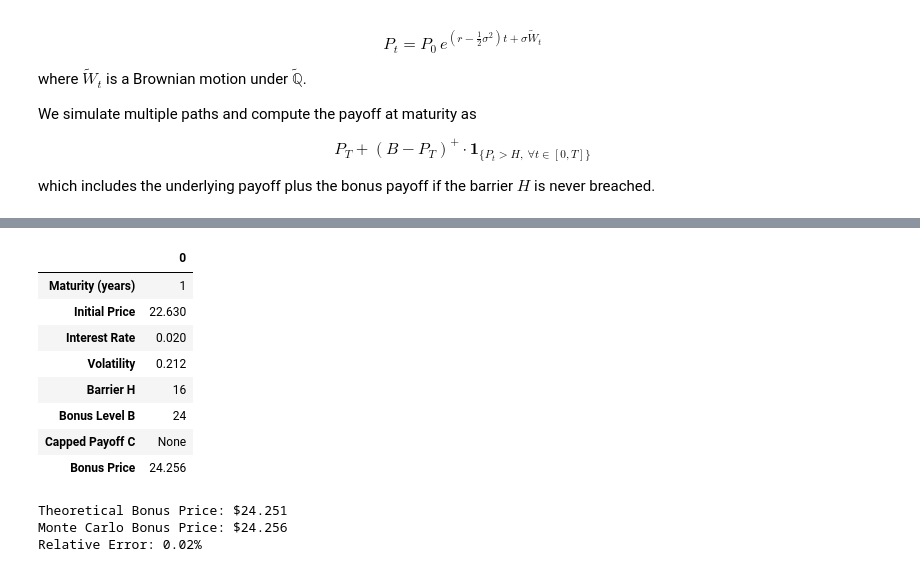
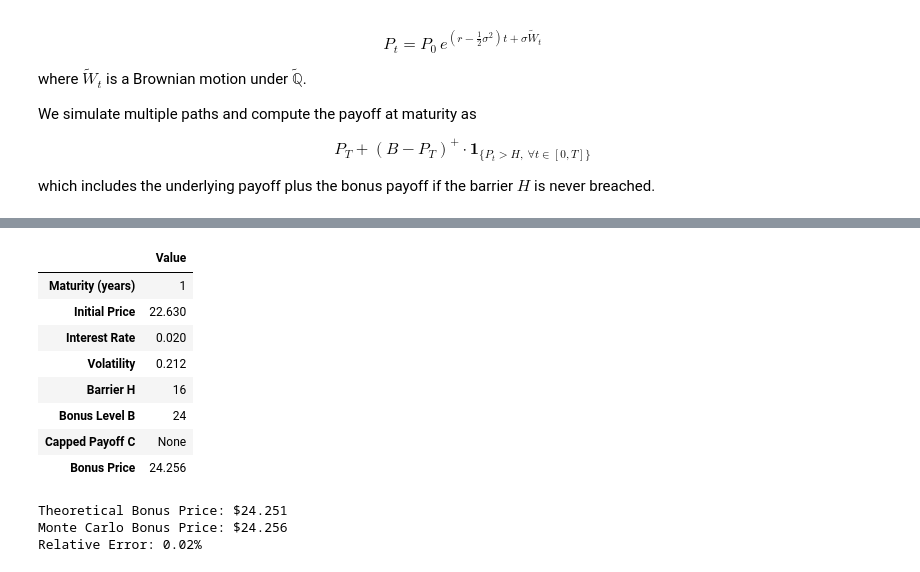
Before and after one commit to manuelgonzalzz/bonus-certificate, a Jupyter notebook: manuel.ipynb, the cells around one changed output, grey strips where cells are left out. Saved outputs shown, nothing was run; the diff lists cells and outputs as text; code cells hidden in the pictures.

```diff
--- a/manuel.ipynb
+++ b/manuel.ipynb
@@ -642,32 +637,32 @@ Bonus Payoff: 25.625
 # %%
 from tqdm import tqdm
 np.random.seed(33)
 
 MT_steps = int(1_000_000)
 def MTBonus(T,P0,r,sigma,B,H,Capped=None,steps=MT_steps):
     disc = np.exp(-r*T)
     disc_payoffs = []
     for _ in tqdm(range(steps)):
         _,Pt = PriceProcess(T,P0,sigma,r)
         payoff,hit = BonusPayoff(Pt,H,B,Capped)
         disc_payoffs.append(disc * payoff)
     fairPrice = np.mean(disc_payoffs)
     results = {
     "Maturity (years)": T,
     "Initial Price": P0,
     "Interest Rate": r,
     "Volatility": sigma,
     "Barrier H": H,
     "Bonus Level B": B,
     "Capped Payoff C": Capped,
     "Bonus Price": fairPrice
     }
     return results
 
 montecarloResults = MTBonus(T,P0,r,sigma,B,H,Capped=None,steps=MT_steps)
-pd.DataFrame([montecarloResults]).T
+pd.DataFrame([montecarloResults],index=["Value"]).T
 # %% [output]
-|  | 0 |
+|  | Value |
 | Maturity (years) | 1 |
 | Initial Price | 22.630 |
 | Interest Rate | 0.020 |
```
Also changed, not shown: parts of 7 cells of this notebook, 1 other file.
